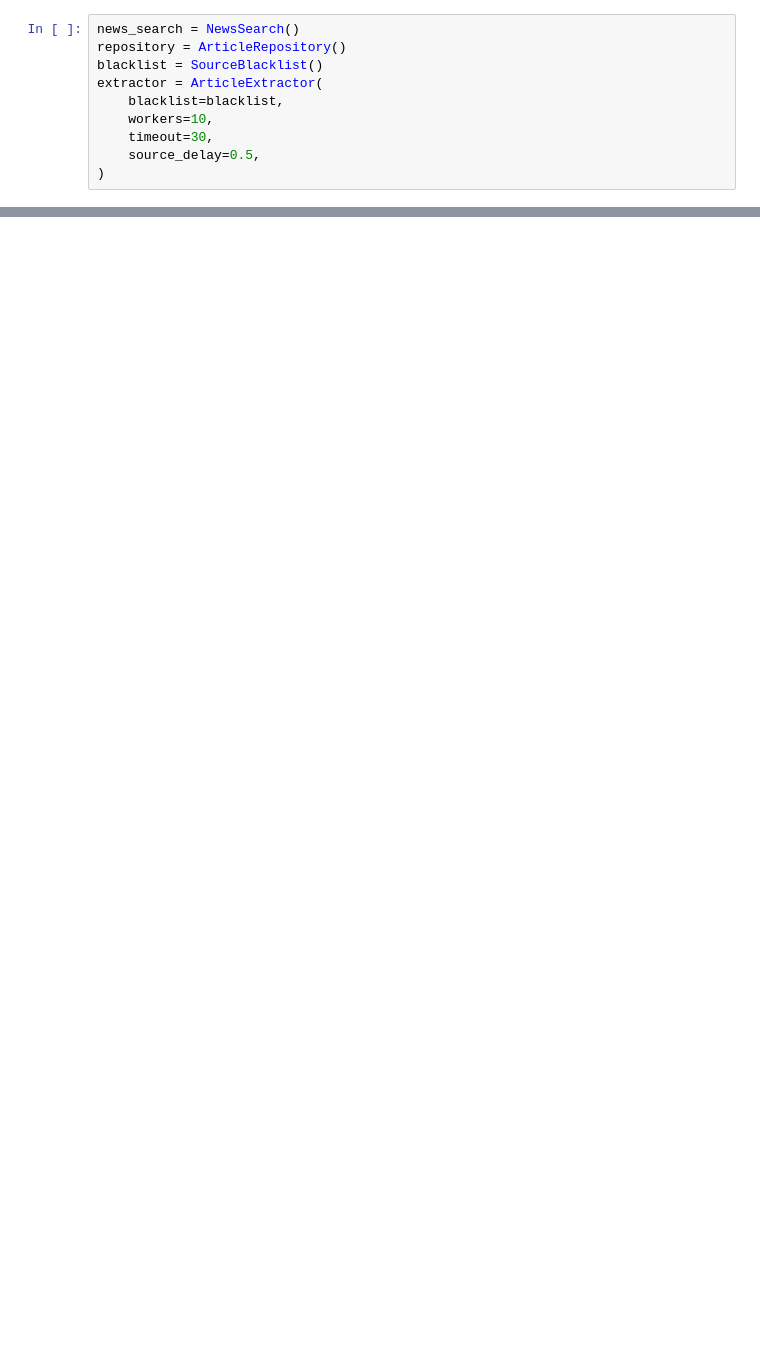
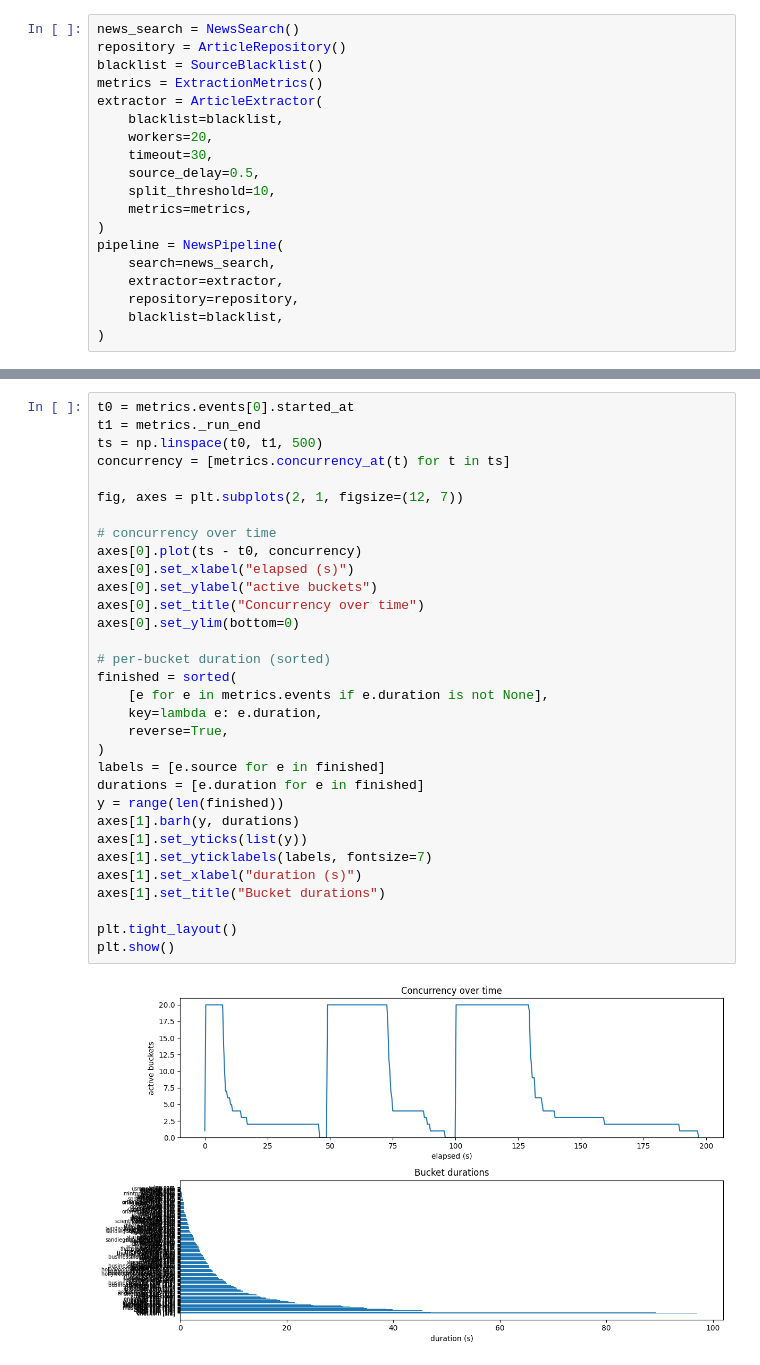
Before and after one commit to Plouc314/quant-sentiment-score, a Jupyter notebook: notebooks/news.ipynb, the cells around one changed output, grey strips where cells are left out. Cells and saved outputs as stored; diff of their text form; blank space fills up the shorter version.

Commit message:
improve news pipeline (#3)
* improve news pipeline

* remove ipynb checkpoints

```diff
--- a/notebooks/news.ipynb
+++ b/notebooks/news.ipynb
@@ -12,10 +15,19 @@ setup_logging()
 news_search = NewsSearch()
 repository = ArticleRepository()
 blacklist = SourceBlacklist()
+metrics = ExtractionMetrics()
 extractor = ArticleExtractor(
     blacklist=blacklist,
-    workers=10,
+    workers=20,
     timeout=30,
     source_delay=0.5,
+    split_threshold=10,
+    metrics=metrics,
 )
+pipeline = NewsPipeline(
+    search=news_search,
+    extractor=extractor,
+    repository=repository,
+    blacklist=blacklist,
+)
 # %%
@@ -40,0 +81,34 @@ repository.flush()
+# %%
+t0 = metrics.events[0].started_at
+t1 = metrics._run_end
+ts = np.linspace(t0, t1, 500)
+concurrency = [metrics.concurrency_at(t) for t in ts]
+
+fig, axes = plt.subplots(2, 1, figsize=(12, 7))
+
+# concurrency over time
+axes[0].plot(ts - t0, concurrency)
+axes[0].set_xlabel("elapsed (s)")
+axes[0].set_ylabel("active buckets")
+axes[0].set_title("Concurrency over time")
+axes[0].set_ylim(bottom=0)
+
+# per-bucket duration (sorted)
+finished = sorted(
+    [e for e in metrics.events if e.duration is not None],
+    key=lambda e: e.duration,
+    reverse=True,
+)
+labels = [e.source for e in finished]
+durations = [e.duration for e in finished]
+y = range(len(finished))
+axes[1].barh(y, durations)
+axes[1].set_yticks(list(y))
+axes[1].set_yticklabels(labels, fontsize=7)
+axes[1].set_xlabel("duration (s)")
+axes[1].set_title("Bucket durations")
+
+plt.tight_layout()
+plt.show()
+# %% [output]
+[figure, added]
```
Also changed, not shown: parts of 8 cells of this notebook, 10 other files.
